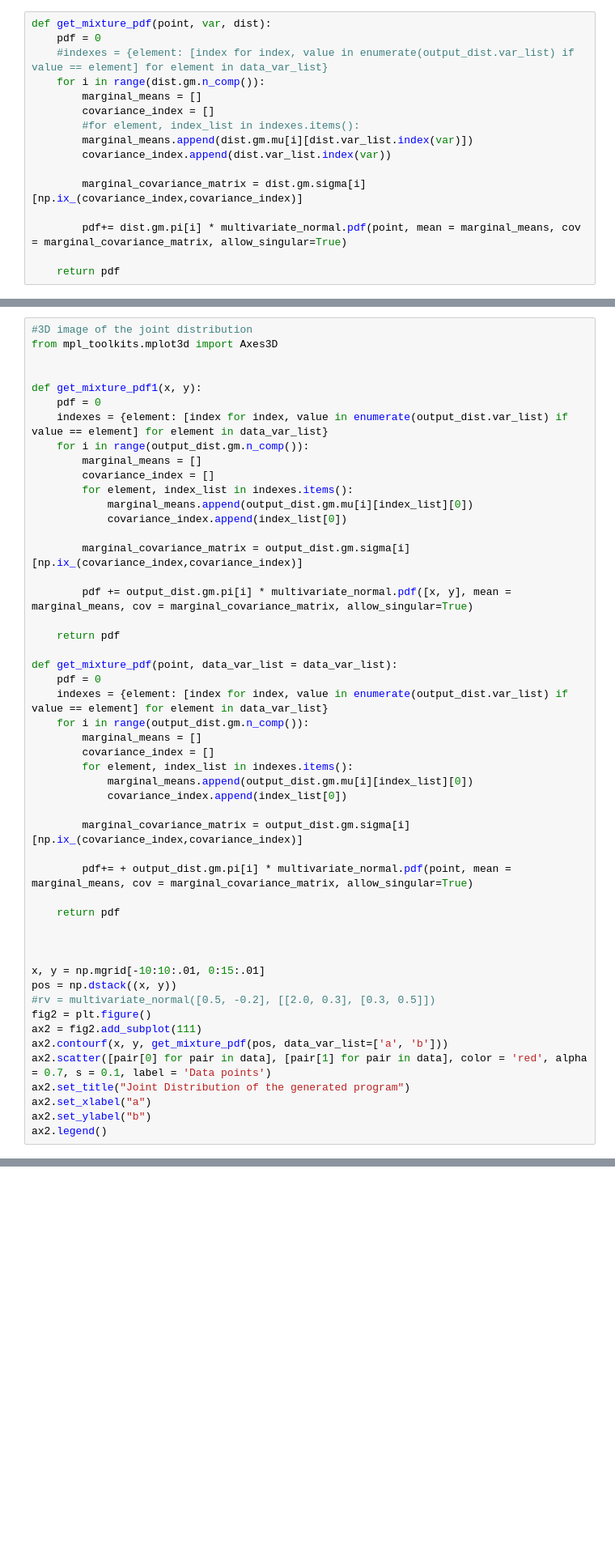
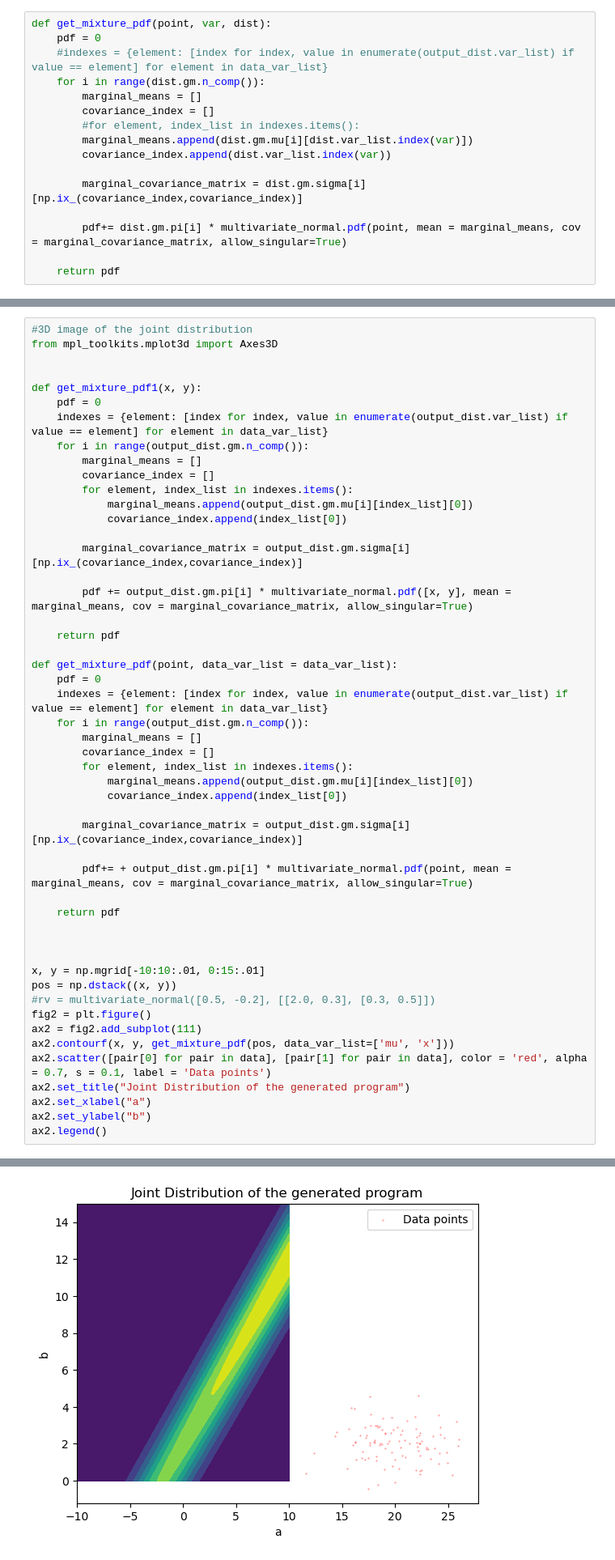
Before and after one commit to r-doz/Evolutionary-PP-Synthesis, a Jupyter notebook: src/test.ipynb, the cells around one changed output, grey strips where cells are left out. Shown at 81% size. Cells and saved outputs as stored; diff of their text form; blank space fills up the shorter version.

```diff
--- a/src/test.ipynb
+++ b/src/test.ipynb
@@ -211,7 +216,7 @@ pos = np.dstack((x, y))
 #rv = multivariate_normal([0.5, -0.2], [[2.0, 0.3], [0.3, 0.5]])
 fig2 = plt.figure()
 ax2 = fig2.add_subplot(111)
-ax2.contourf(x, y, get_mixture_pdf(pos, data_var_list=['a', 'b']))
+ax2.contourf(x, y, get_mixture_pdf(pos, data_var_list=['mu', 'x']))
 ax2.scatter([pair[0] for pair in data], [pair[1] for pair in data], color = 'red', alpha = 0.7, s = 0.1, label = 'Data points')
 ax2.set_title("Joint Distribution of the generated program")
 ax2.set_xlabel("a")
@@ -222,3 +227,4 @@ IndexError: index 0 is out of bounds for axis 0 with size 0
+[figure, added]
 # %%
 from scipy.stats import multivariate_normal
 var = multivariate_normal(mean=[0,0], cov=[[100000000,0],[0,0]], allow_singular=True)
```
Also changed, not shown: parts of 3 cells of this notebook.
